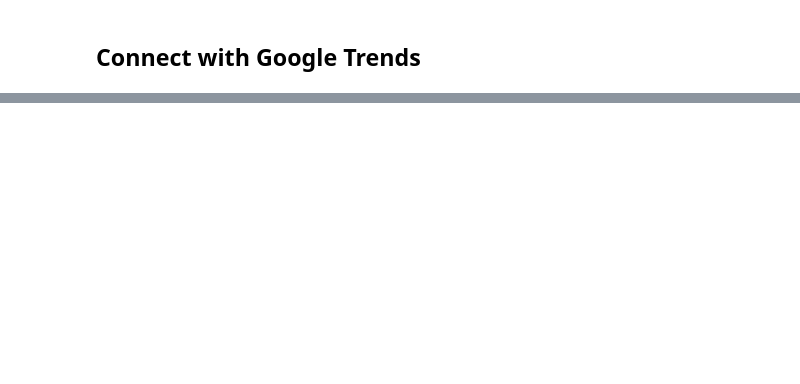
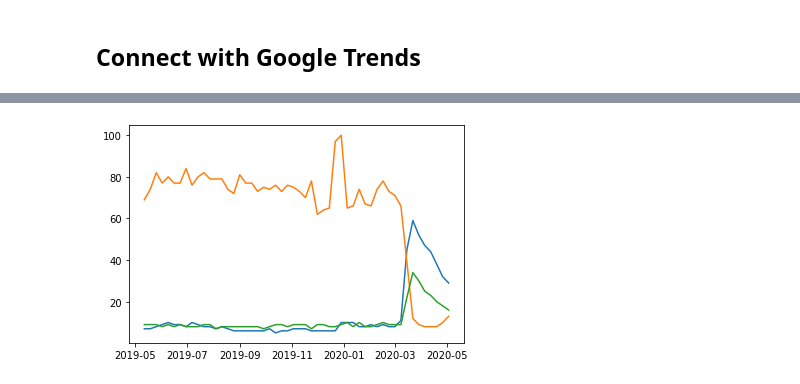
Before and after one commit to TaraWilson17/CoronavirusLifestyleImpacts, a Jupyter notebook: scratchwork/state_level_coronavirus_data.ipynb, the cells around one changed output, grey strips where cells are left out. Drawn from its saved outputs; the diff is of its cells as text; code cells hidden in the pictures; blank space fills up the shorter version.

Commit message:
Adds pytrends state level searches

```diff
--- a/scratchwork/state_level_coronavirus_data.ipynb
+++ b/scratchwork/state_level_coronavirus_data.ipynb
@@ -78,3 +78,12 @@ plt.show()
 ## Connect with Google Trends
 # %%
 from pytrends.request import TrendReq
+# %%
+user_cat = 0
+user_timeframe = '2019-05-11 2020-05-11'
+user_geo = ''
+pytrend = TrendReq(hl='en-US-WA', tz=480)
+pytrend.build_payload(kw_list=["Home workouts", "Bars near me", "Boredom"], cat=user_cat, timeframe=user_timeframe, geo=user_geo)
+# %%
+df = pytrend.interest_over_time()
+df.head()
@@ -80,0 +98,7 @@ from pytrends.request import TrendReq
+# %%
+plt.plot(df.index.values, df["Home workouts"])
+plt.plot(df.index.values, df["Bars near me"])
+plt.plot(df.index.values, df["Boredom"])
+plt.show()
+# %% [output]
+[figure, added]
```
Also changed, not shown: parts of 7 cells of this notebook.
